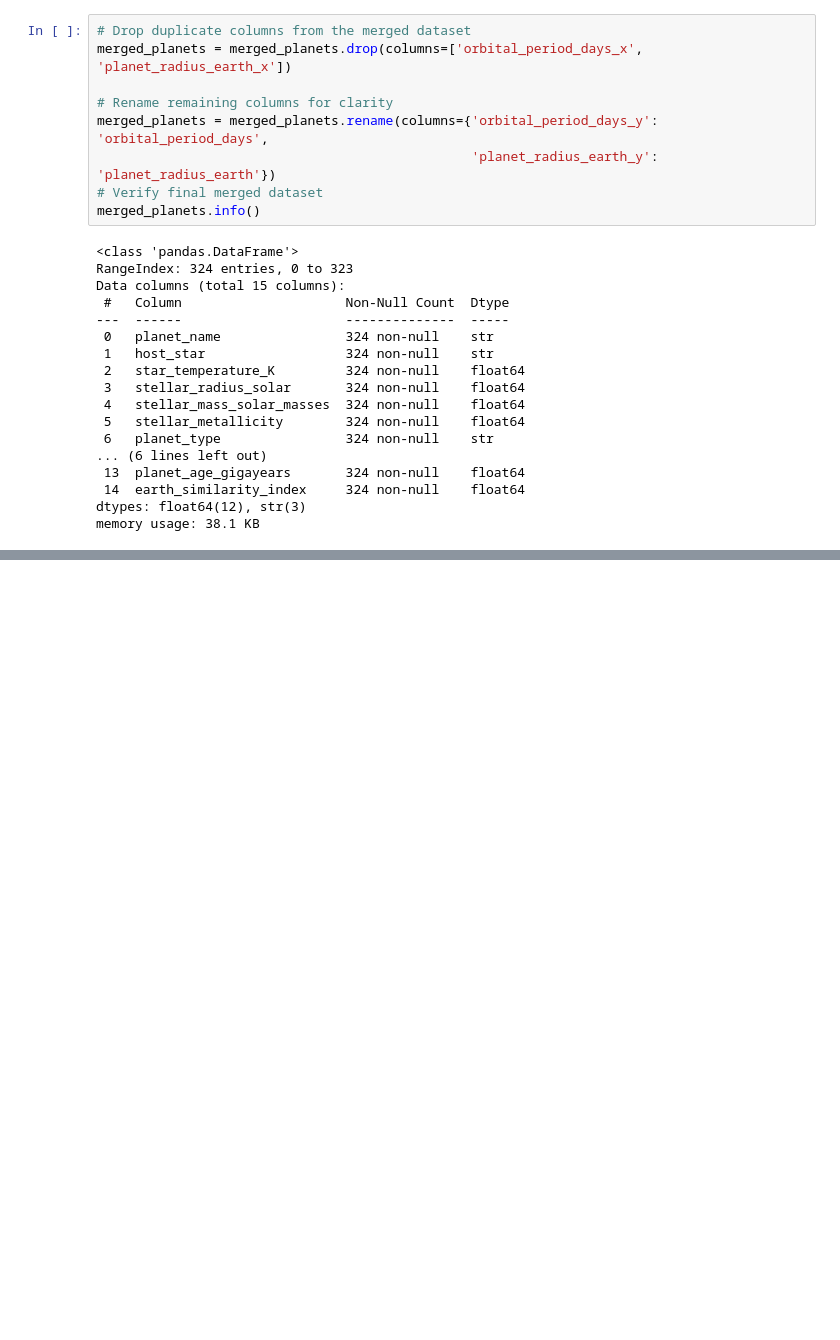
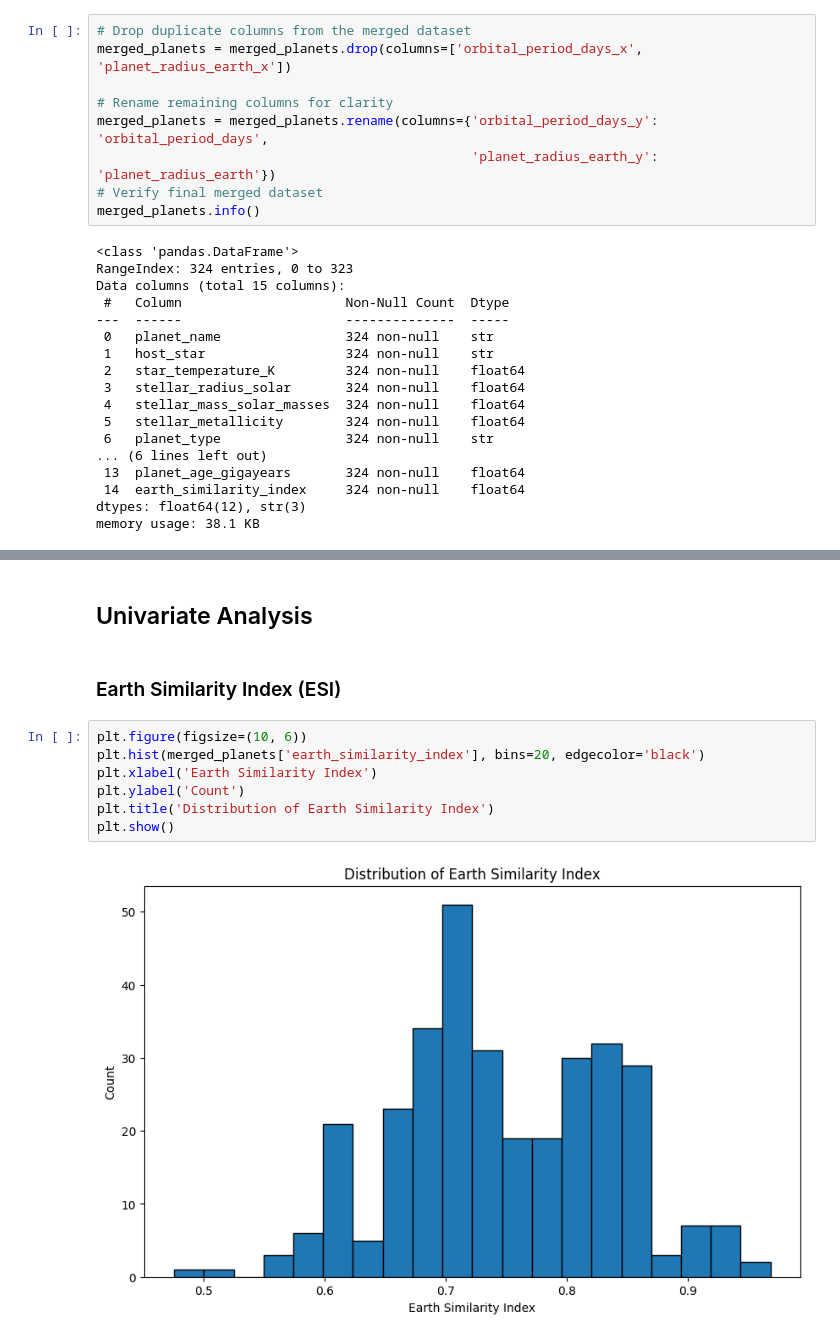
Before and after one commit to joshreisinger17-Data/Exoplanet-Habitability-Prediction, a Jupyter notebook: capstone.ipynb, the cells around one changed output, grey strips where cells are left out. Saved outputs shown, nothing was run; the diff lists cells and outputs as text; blank space fills up the shorter version.

Commit message:
Started Univariate Analysis

```diff
--- a/capstone.ipynb
+++ b/capstone.ipynb
@@ -566,0 +585,13 @@ memory usage: 38.1 KB
+# %% [markdown]
+## Univariate Analysis
+# %% [markdown]
+### Earth Similarity Index (ESI)
+# %%
+plt.figure(figsize=(10, 6))
+plt.hist(merged_planets['earth_similarity_index'], bins=20, edgecolor='black')
+plt.xlabel('Earth Similarity Index')
+plt.ylabel('Count')
+plt.title('Distribution of Earth Similarity Index')
+plt.show()
+# %% [output]
+[figure, added]
```
Also changed, not shown: parts of 7 cells of this notebook.
